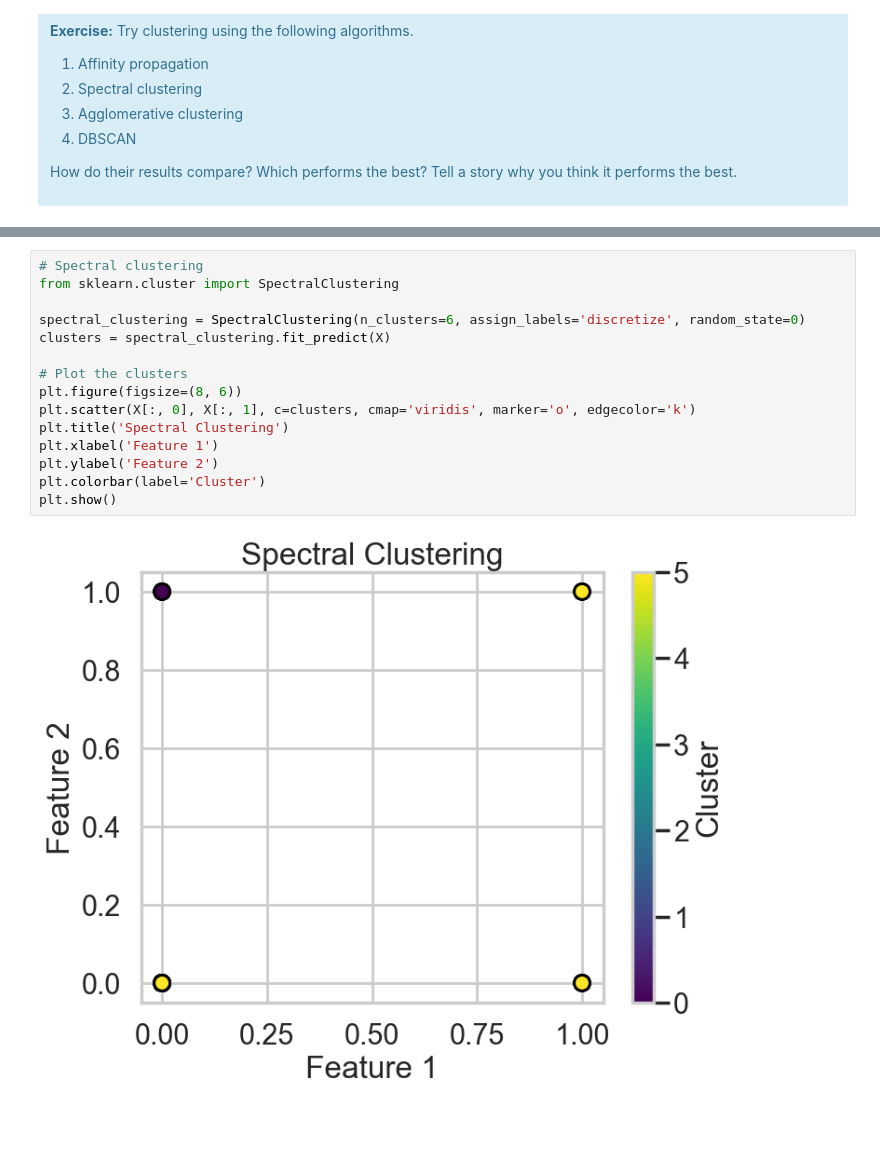
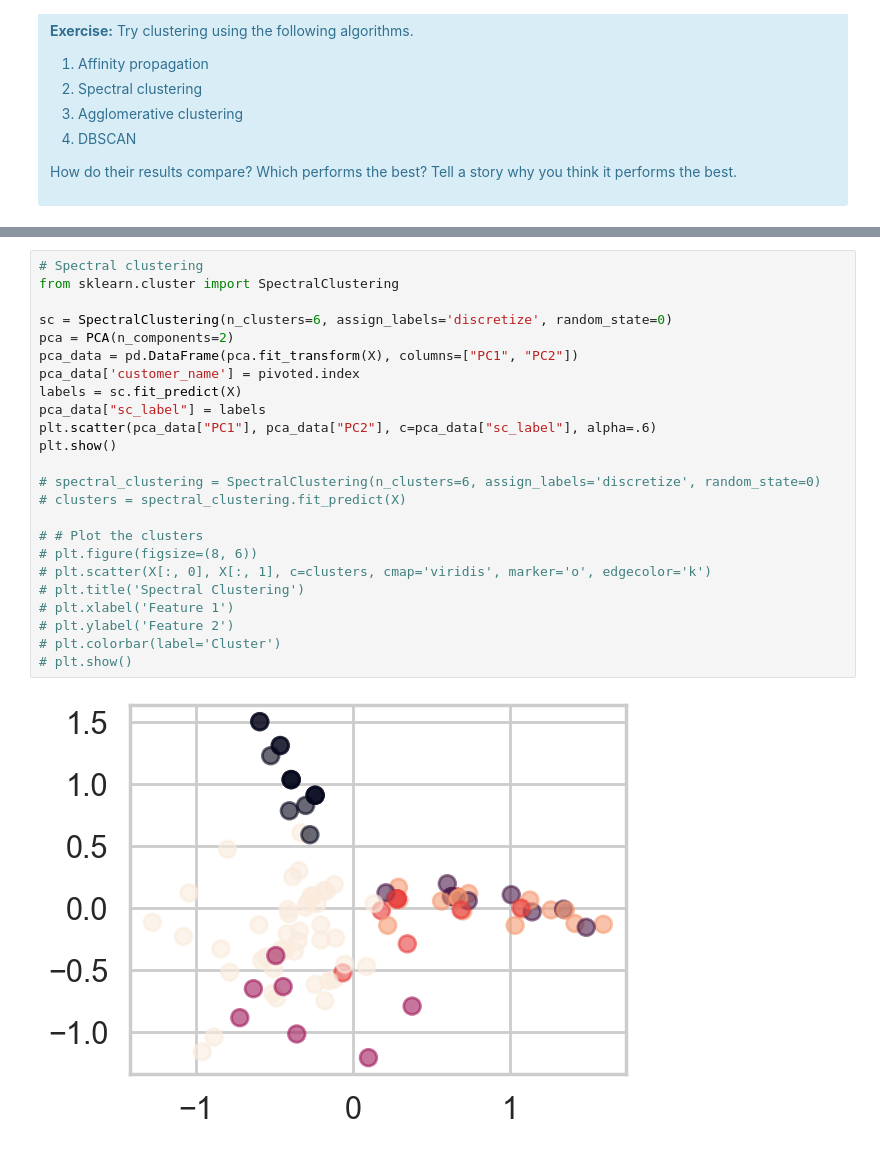
Before and after one commit to Zippart/Clustering-Case-Study, a Jupyter notebook: Clustering Case Study - Customer Segmentation with K-Means - Tier 3.ipynb, the cells around one changed output, grey strips where cells are left out. Drawn from its saved outputs; the diff is of its cells as text; blank space fills up the shorter version.

```diff
--- a/Clustering Case Study - Customer Segmentation with K-Means - Tier 3.ipynb
+++ b/Clustering Case Study - Customer Segmentation with K-Means - Tier 3.ipynb
@@ -634,20 +661,29 @@ Silhouette Score: 0.12129213051127258
 # %%
 # Spectral clustering
 from sklearn.cluster import SpectralClustering
 
-spectral_clustering = SpectralClustering(n_clusters=6, assign_labels='discretize', random_state=0)
-clusters = spectral_clustering.fit_predict(X)
+sc = SpectralClustering(n_clusters=6, assign_labels='discretize', random_state=0)
+pca = PCA(n_components=2)
+pca_data = pd.DataFrame(pca.fit_transform(X), columns=["PC1", "PC2"])
+pca_data['customer_name'] = pivoted.index
+labels = sc.fit_predict(X)
+pca_data["sc_label"] = labels
+plt.scatter(pca_data["PC1"], pca_data["PC2"], c=pca_data["sc_label"], alpha=.6)
+plt.show()
 
-# Plot the clusters
-plt.figure(figsize=(8, 6))
-plt.scatter(X[:, 0], X[:, 1], c=clusters, cmap='viridis', marker='o', edgecolor='k')
-plt.title('Spectral Clustering')
-plt.xlabel('Feature 1')
-plt.ylabel('Feature 2')
-plt.colorbar(label='Cluster')
-plt.show()
+# spectral_clustering = SpectralClustering(n_clusters=6, assign_labels='discretize', random_state=0)
+# clusters = spectral_clustering.fit_predict(X)
+
+# # Plot the clusters
+# plt.figure(figsize=(8, 6))
+# plt.scatter(X[:, 0], X[:, 1], c=clusters, cmap='viridis', marker='o', edgecolor='k')
+# plt.title('Spectral Clustering')
+# plt.xlabel('Feature 1')
+# plt.ylabel('Feature 2')
+# plt.colorbar(label='Cluster')
+# plt.show()
 # %% [output]
-[figure, old version]
+[figure, new version]
 # %%
 # Agglomerative Clustering
 
```
Also changed, not shown: parts of 11 cells of this notebook.
